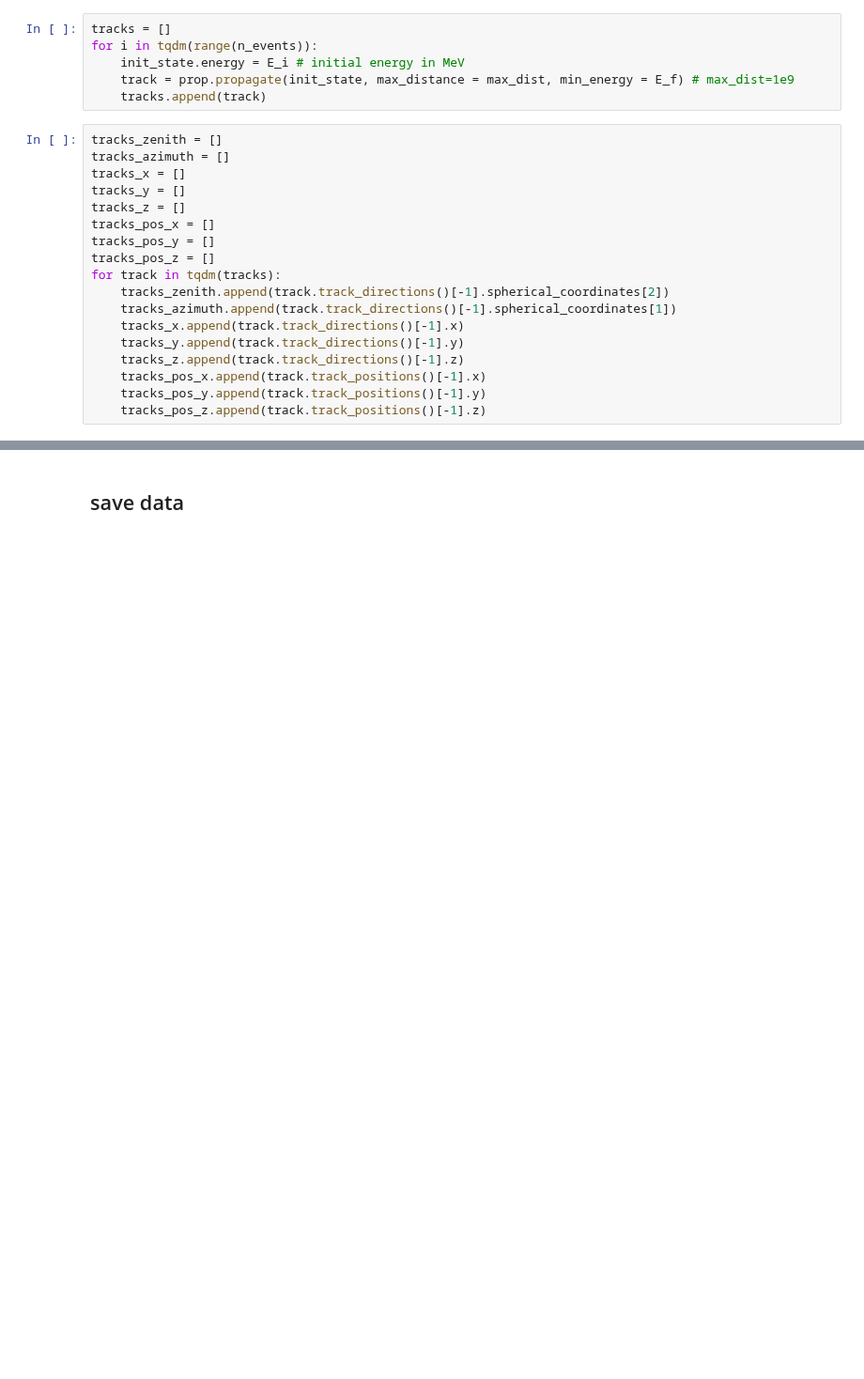
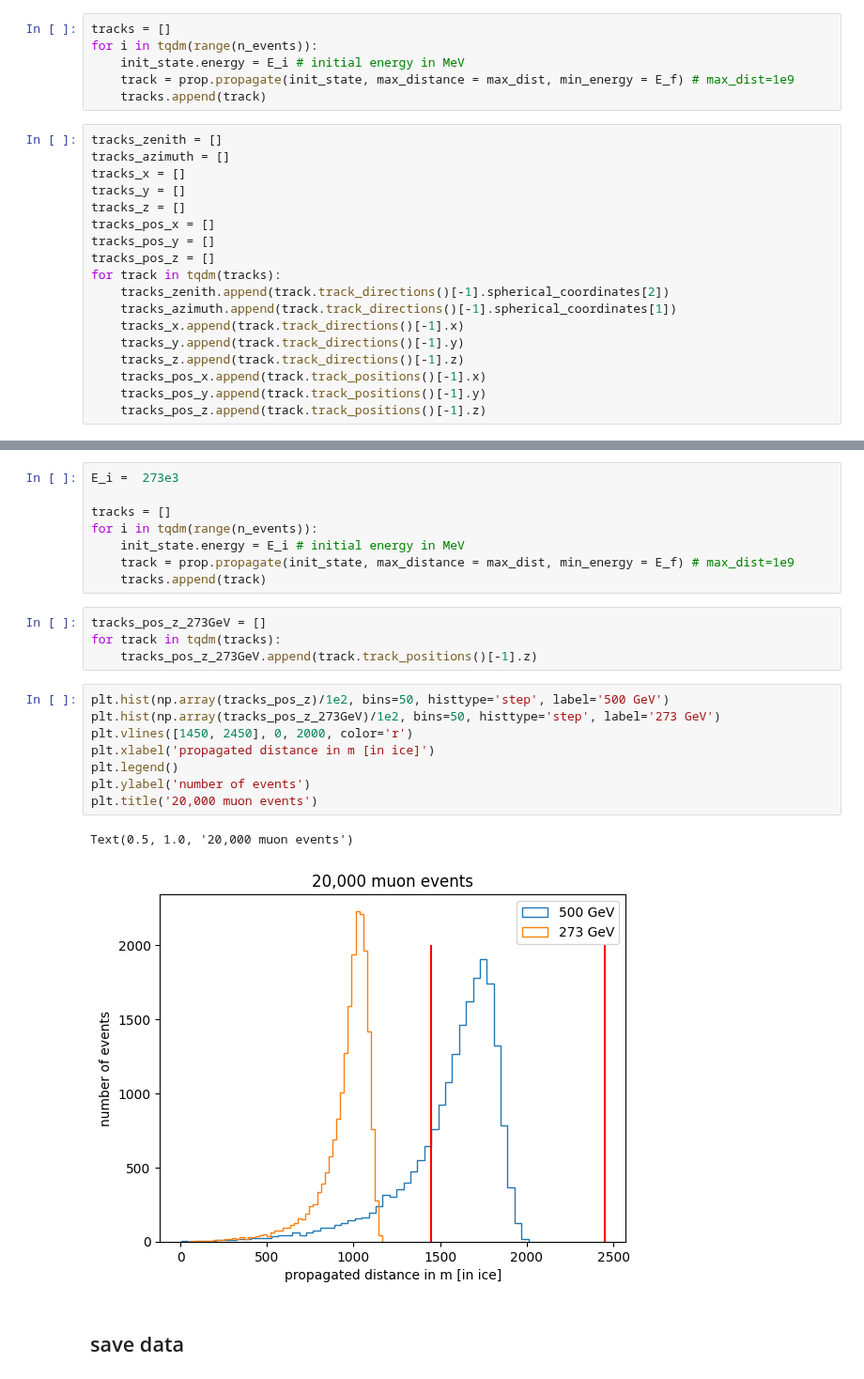
Before and after one commit to pascalgutjahr/muon-deflection-paper, a Jupyter notebook: deflection/run_proposal.ipynb, the cells around one changed output, grey strips where cells are left out. Shown at 94% size. Drawn from its saved outputs; the diff is of its cells as text; blank space fills up the shorter version.

```diff
--- a/deflection/run_proposal.ipynb
+++ b/deflection/run_proposal.ipynb
@@ -142,3 +140,26 @@ np.max(n[0])
+# %%
+E_i =  273e3
+
+tracks = []
+for i in tqdm(range(n_events)):
+    init_state.energy = E_i # initial energy in MeV
+    track = prop.propagate(init_state, max_distance = max_dist, min_energy = E_f) # max_dist=1e9
+    tracks.append(track)
+# %%
+tracks_pos_z_273GeV = []
+for track in tqdm(tracks):
+    tracks_pos_z_273GeV.append(track.track_positions()[-1].z)
+# %%
+plt.hist(np.array(tracks_pos_z)/1e2, bins=50, histtype='step', label='500 GeV')
+plt.hist(np.array(tracks_pos_z_273GeV)/1e2, bins=50, histtype='step', label='273 GeV')
+plt.vlines([1450, 2450], 0, 2000, color='r')
+plt.xlabel('propagated distance in m [in ice]')
+plt.legend()
+plt.ylabel('number of events')
+plt.title('20,000 muon events')
+# %% [output]
+Text(0.5, 1.0, '20,000 muon events')
+[figure, added]
 # %% [markdown]
 ## save data
 # %%
```
Also changed, not shown: parts of 6 cells of this notebook.
